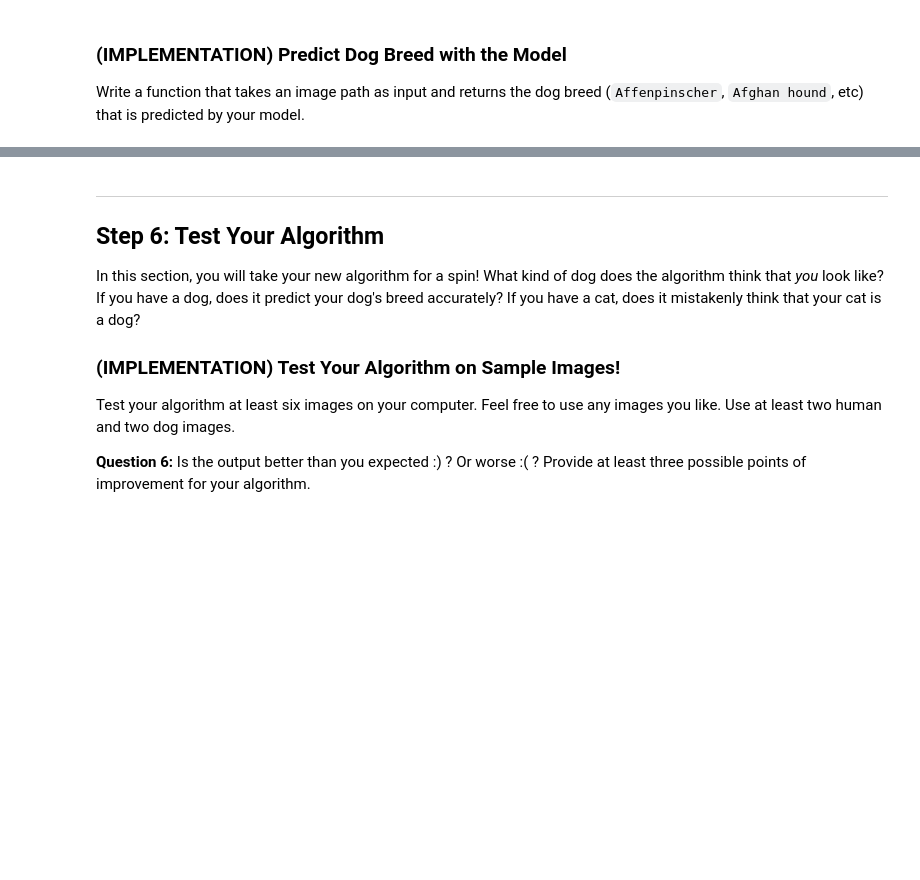
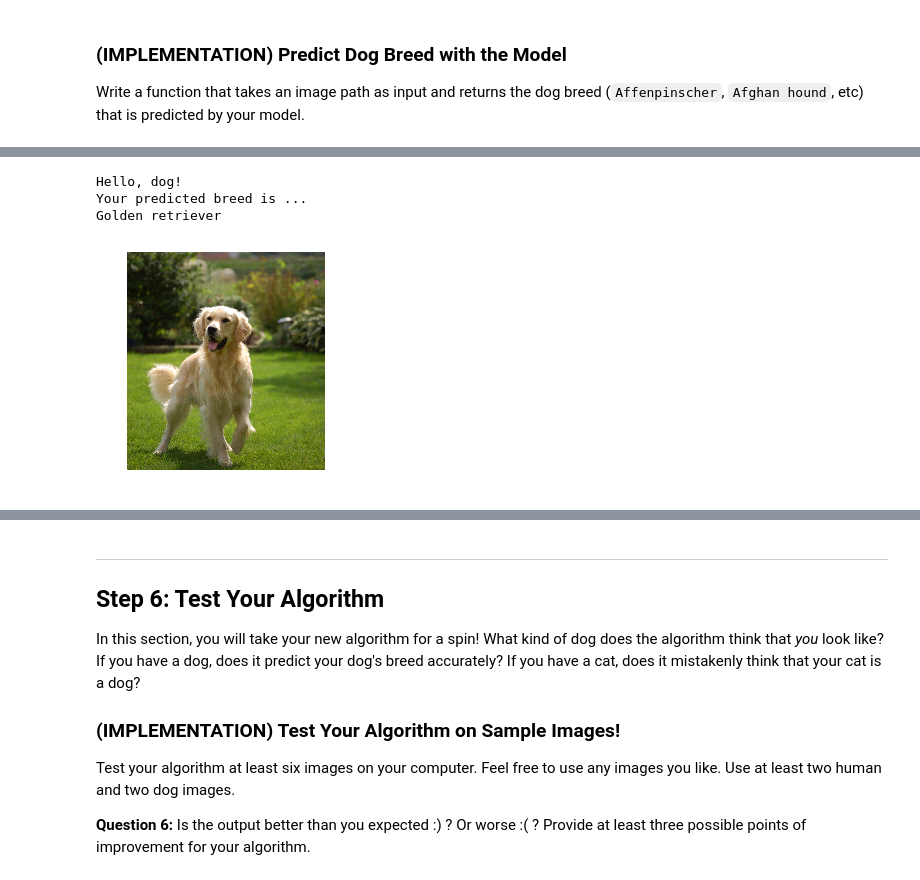
Before and after one commit to joaopamaral/deep-learning-v2-pytorch, a Jupyter notebook: project-dog-classification/dog_app.ipynb, the cells around one changed output, grey strips where cells are left out. Drawn from its saved outputs; the diff is of its cells as text; code cells hidden in the pictures; blank space fills up the shorter version.

```diff
--- a/project-dog-classification/dog_app.ipynb
+++ b/project-dog-classification/dog_app.ipynb
@@ -788,9 +821,41 @@ Some sample output for our algorithm is provided below, but feel free to design
 
 
 ### (IMPLEMENTATION) Write your Algorithm
+# %%
+def imshow(img_path):
+    # load color (BGR) image
+    img = cv2.imread(img_path)
+    img = cv2.cvtColor(img, cv2.COLOR_BGR2RGB)
+    # display the image, along with bounding box
+    plt.imshow(img)
+    plt.axis('off')
+    plt.grid(False)
+    plt.show()
 # %%
 ### TODO: Write your algorithm.
 ### Feel free to use as many code cells as needed.
 
 def run_app(img_path):
     ## handle cases for a human face, dog, and neither
+    if dog_detector(img_path):
+        breed_predicted = predict_breed_transfer(img_path)
+        print('Hello, dog!')
+        print('Your predicted breed is ...')
+        print(breed_predicted)
+        imshow(img_path)
+    elif face_detector(img_path):
+        breed_predicted = predict_breed_transfer(img_path)
+        print('Hello, human!')
+        imshow(img_path)
+        print('You look like a ...')
+        print(breed_predicted)
+    else:
+        print('Sorry, I can be used only with images that contains a dog or a human!')
+        imshow(img_path)
+# %%
+run_app(np.random.choice(dog_files, 1)[0])
+# %% [output]
+Hello, dog!
+Your predicted breed is ...
+Golden retriever
+[figure, added]
```
Also changed, not shown: parts of 20 cells of this notebook.
